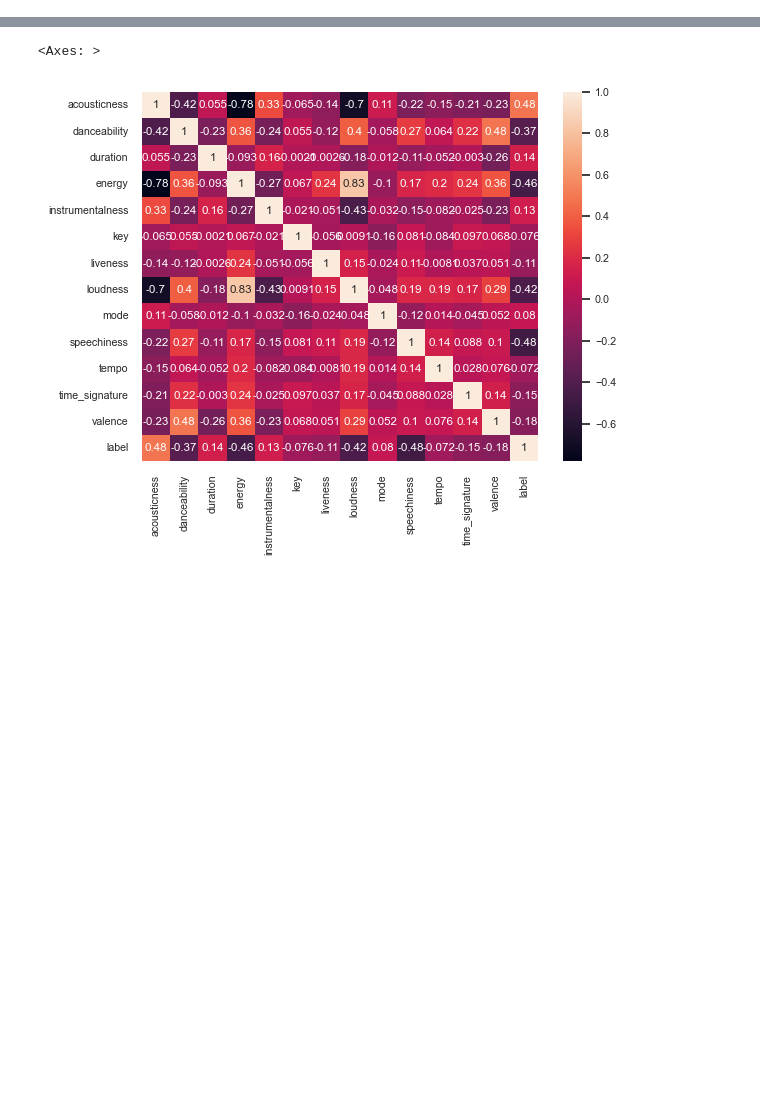
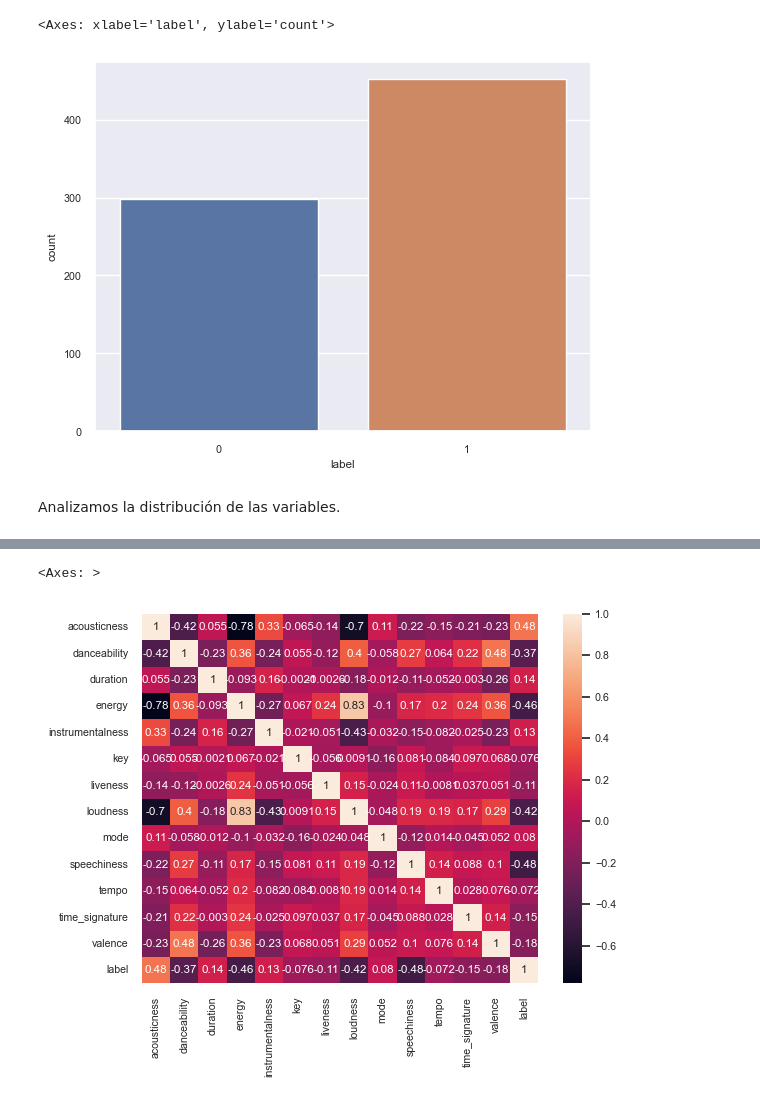
Before and after one commit to jorgeceferinovaldez/tp_final_analisis_datos, a Jupyter notebook: tp_grupal.ipynb, the cells around one changed output, grey strips where cells are left out. Drawn from its saved outputs; the diff is of its cells as text; code cells hidden in the pictures; blank space fills up the shorter version.

```diff
--- a/tp_grupal.ipynb
+++ b/tp_grupal.ipynb
@@ -186,0 +181,8 @@ sns.heatmap(df.corr(), cmap="YlGnBu", annot=True)
+# %%
+# Graficor la distribución de las variable label
+sns.countplot(x="label", data=df)
+# %% [output]
+<Axes: xlabel='label', ylabel='count'>
+[figure, added]
+# %% [markdown]
+Analizamos la distribución de las variables.
```
Also changed, not shown: parts of 62 cells of this notebook, 2 other files.
